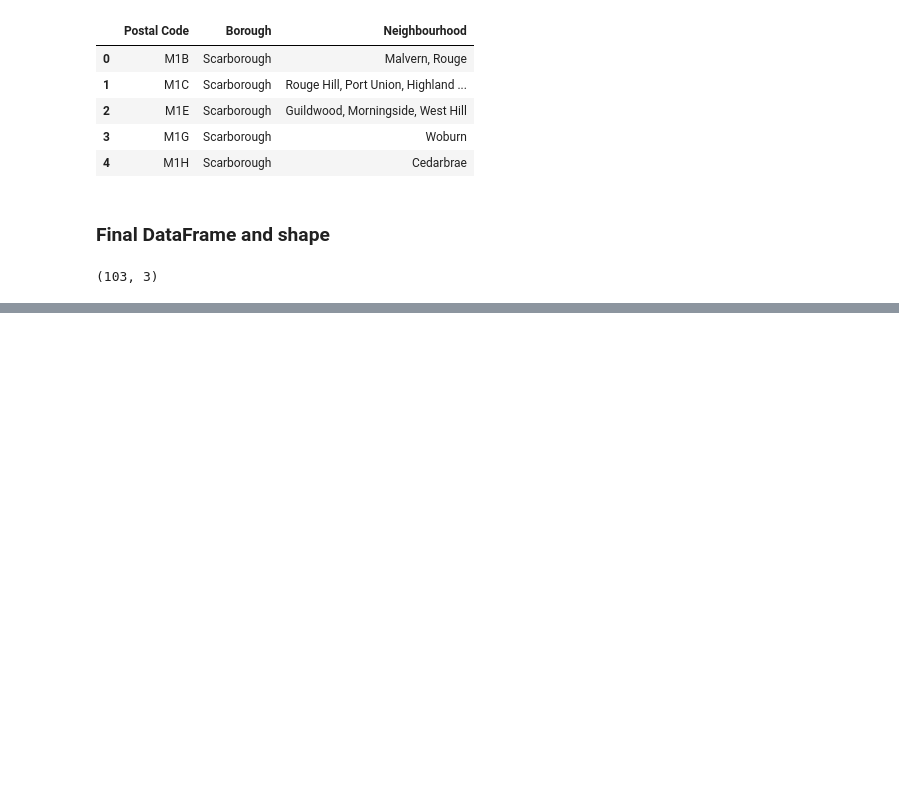
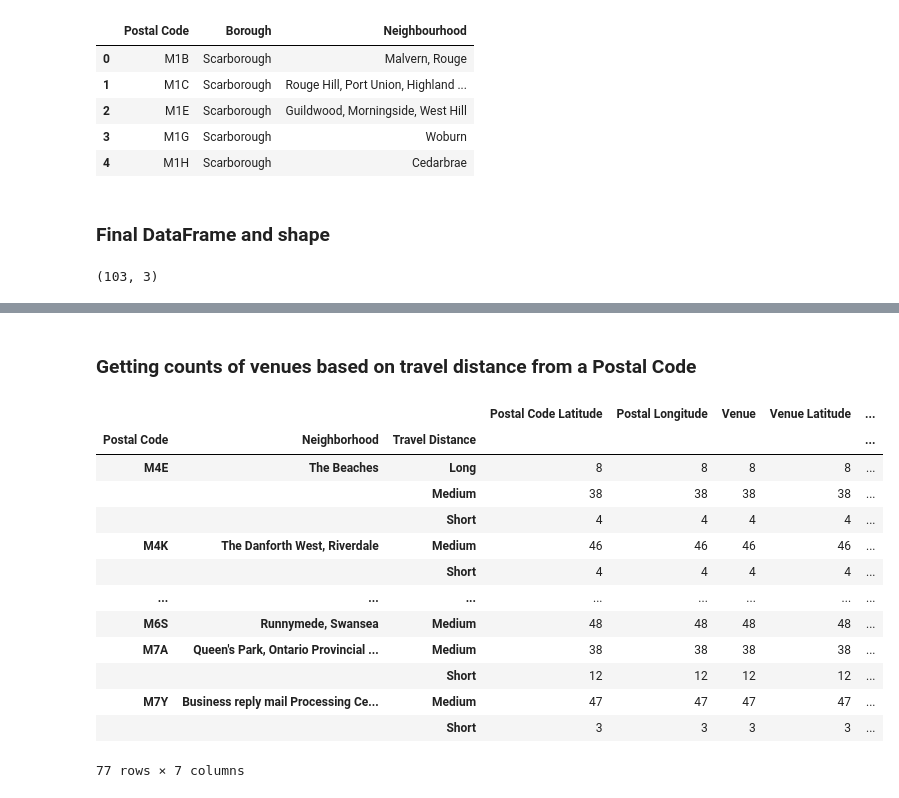
Before and after one commit to rcthompson94/Coursera_Capstone, a Jupyter notebook: capstone_pt1.ipynb, the cells around one changed output, grey strips where cells are left out. Saved outputs shown, nothing was run; the diff lists cells and outputs as text; code cells hidden in the pictures; blank space fills up the shorter version.

```diff
--- a/capstone_pt1.ipynb
+++ b/capstone_pt1.ipynb
@@ -59,0 +165,18 @@ final_df.shape
+# %%
+map_toronto = folium.Map(location=[latitude, longitude], zoom_start=12)
+
+# add markers to map
+for lat, lng, borough, neighborhood,postal in zip(t_df['Latitude'], t_df['Longitude'], t_df['Borough'], t_df['Neighbourhood'], t_df['Postal Code']):
+    label = '{}: {}'.format(postal, neighborhood)
+    label = folium.Popup(label, parse_html=True)
+    folium.CircleMarker(
+        [lat, lng],
+        radius=5,
+        popup=label,
+        color='blue',
+        fill=True,
+        fill_color='#3186cc',
+        fill_opacity=0.7,
+        parse_html=False).add_to(map_toronto)
+
+map_toronto
@@ -59,0 +313,20 @@ final_df.shape
+# %% [markdown]
+### Getting counts of venues based on travel distance from a Postal Code
+# %%
+tv_df = toronto_venues.groupby(['Postal Code', 'Neighborhood','Travel Distance']).count()
+tv_df
+# %% [output]
+|  |  |  | Postal Code Latitude | Postal Longitude | Venue | Venue Latitude | ... |
+| Postal Code | Neighborhood | Travel Distance |  |  |  |  | ... |
+| M4E | The Beaches | Long | 8 | 8 | 8 | 8 | ... |
+|  |  | Medium | 38 | 38 | 38 | 38 | ... |
+|  |  | Short | 4 | 4 | 4 | 4 | ... |
+| M4K | The Danforth West, Riverdale | Medium | 46 | 46 | 46 | 46 | ... |
+|  |  | Short | 4 | 4 | 4 | 4 | ... |
+| ... | ... | ... | ... | ... | ... | ... | ... |
+| M6S | Runnymede, Swansea | Medium | 48 | 48 | 48 | 48 | ... |
+| M7A | Queen's Park, Ontario Provincial ... | Medium | 38 | 38 | 38 | 38 | ... |
+|  |  | Short | 12 | 12 | 12 | 12 | ... |
+| M7Y | Business reply mail Processing Ce... | Medium | 47 | 47 | 47 | 47 | ... |
+|  |  | Short | 3 | 3 | 3 | 3 | ... |
+77 rows × 7 columns
```
Also changed, not shown: parts of 35 cells of this notebook.
